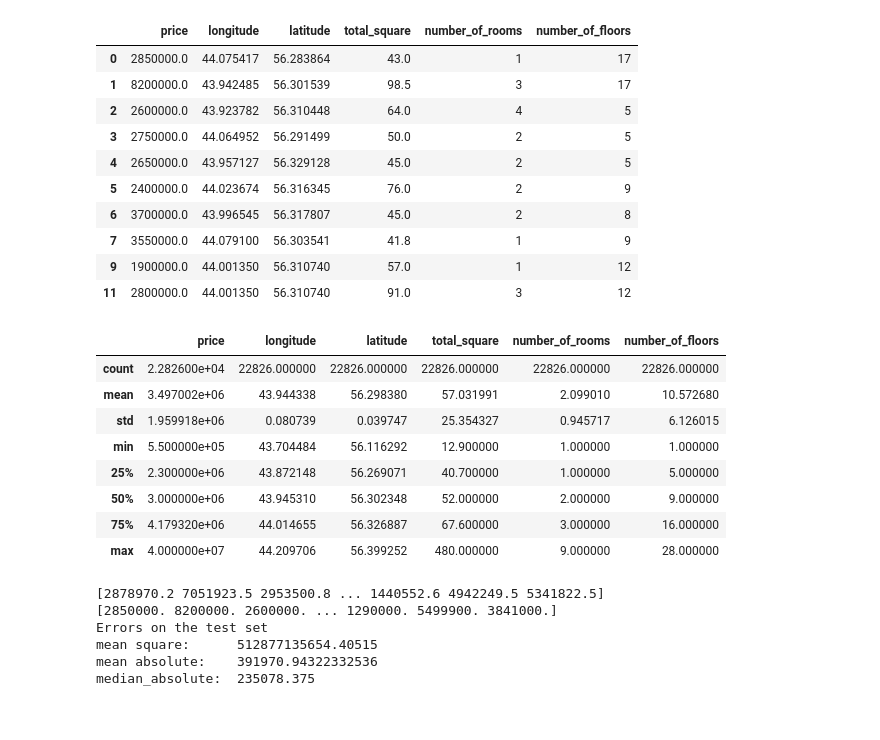
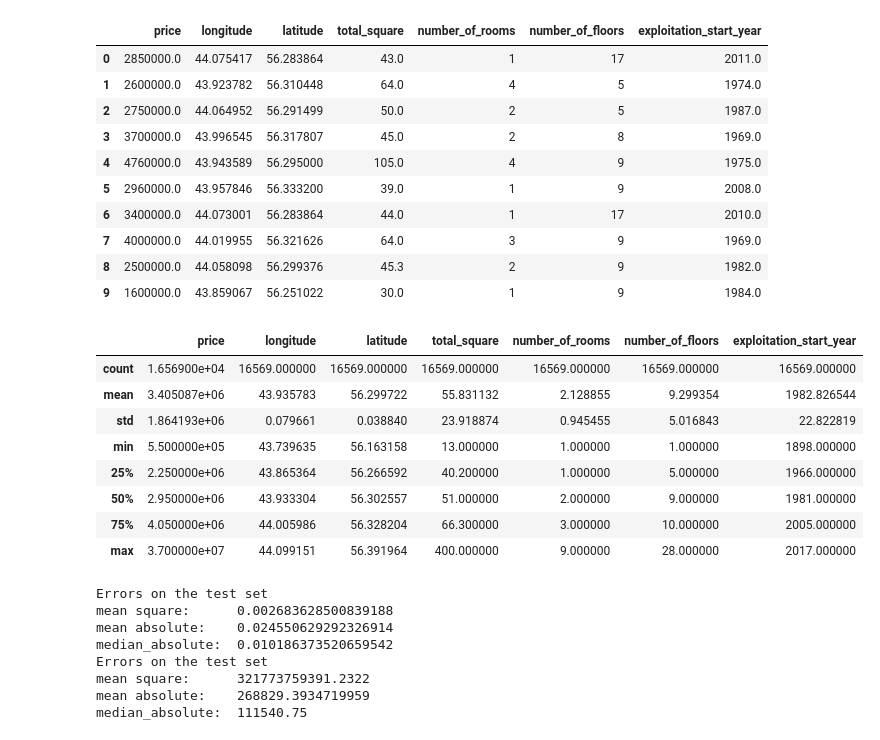
Before and after one commit to SergeyMalashenko/GEO_GID, a Jupyter notebook: checkModel.ipynb, the cells around one changed output. Saved outputs shown, nothing was run; the diff lists cells and outputs as text; code cells hidden in the pictures.

```diff
--- a/checkModel.ipynb
+++ b/checkModel.ipynb
@@ -1,53 +1,53 @@
 # %%
 from __future__ import absolute_import
 from __future__ import division
 from __future__ import print_function
 
 from sklearn.feature_selection import f_classif, f_regression, SelectKBest, chi2
 from sklearn.ensemble          import IsolationForest
 
 from sklearn.model_selection   import train_test_split
 from sklearn.grid_search       import GridSearchCV
 from sklearn.ensemble          import RandomForestRegressor
 from sklearn.metrics           import mean_squared_error, mean_absolute_error, median_absolute_error
 
 import pandas            as pd
 import numpy             as np
 import matplotlib.pyplot as plt
 import _pickle           as cPickle
 
 import itertools
 import argparse
 
 from commonModel import loadData, FLOAT_COLUMNS, INT_COLUMNS, STR_COLUMNS, TARGET_COLUMN
 
-dataFileName  = "input/NizhnyNovgorod.csv"
+dataFileName  = "input/NizhnyNovgorodWithYear.csv"
 allDataFrame = loadData( dataFileName, COLUMN_TYPE='NUMERICAL' )
 allDataFrame.head(10)
 # %% [output]
-|  | price | longitude | latitude | total_square | number_of_rooms | number_of_floors |
-| 0 | 2850000.0 | 44.075417 | 56.283864 | 43.0 | 1 | 17 |
-| 1 | 8200000.0 | 43.942485 | 56.301539 | 98.5 | 3 | 17 |
-| 2 | 2600000.0 | 43.923782 | 56.310448 | 64.0 | 4 | 5 |
-| 3 | 2750000.0 | 44.064952 | 56.291499 | 50.0 | 2 | 5 |
-| 4 | 2650000.0 | 43.957127 | 56.329128 | 45.0 | 2 | 5 |
-| 5 | 2400000.0 | 44.023674 | 56.316345 | 76.0 | 2 | 9 |
-| 6 | 3700000.0 | 43.996545 | 56.317807 | 45.0 | 2 | 8 |
-| 7 | 3550000.0 | 44.079100 | 56.303541 | 41.8 | 1 | 9 |
-| 9 | 1900000.0 | 44.001350 | 56.310740 | 57.0 | 1 | 12 |
-| 11 | 2800000.0 | 44.001350 | 56.310740 | 91.0 | 3 | 12 |
+|  | price | longitude | latitude | total_square | number_of_rooms | number_of_floors | exploitation_start_year |
+| 0 | 2850000.0 | 44.075417 | 56.283864 | 43.0 | 1 | 17 | 2011.0 |
+| 1 | 2600000.0 | 43.923782 | 56.310448 | 64.0 | 4 | 5 | 1974.0 |
+| 2 | 2750000.0 | 44.064952 | 56.291499 | 50.0 | 2 | 5 | 1987.0 |
+| 3 | 3700000.0 | 43.996545 | 56.317807 | 45.0 | 2 | 8 | 1969.0 |
+| 4 | 4760000.0 | 43.943589 | 56.295000 | 105.0 | 4 | 9 | 1975.0 |
+| 5 | 2960000.0 | 43.957846 | 56.333200 | 39.0 | 1 | 9 | 2008.0 |
+| 6 | 3400000.0 | 44.073001 | 56.283864 | 44.0 | 1 | 17 | 2010.0 |
+| 7 | 4000000.0 | 44.019955 | 56.321626 | 64.0 | 3 | 9 | 1969.0 |
+| 8 | 2500000.0 | 44.058098 | 56.299376 | 45.3 | 2 | 9 | 1982.0 |
+| 9 | 1600000.0 | 43.859067 | 56.251022 | 30.0 | 1 | 9 | 1984.0 |
 # %%
 allDataFrame.describe()
 # %% [output]
-|  | price | longitude | latitude | total_square | number_of_rooms | number_of_floors |
-| count | 2.282600e+04 | 22826.000000 | 22826.000000 | 22826.000000 | 22826.000000 | 22826.000000 |
-| mean | 3.497002e+06 | 43.944338 | 56.298380 | 57.031991 | 2.099010 | 10.572680 |
-| std | 1.959918e+06 | 0.080739 | 0.039747 | 25.354327 | 0.945717 | 6.126015 |
-| min | 5.500000e+05 | 43.704484 | 56.116292 | 12.900000 | 1.000000 | 1.000000 |
-| 25% | 2.300000e+06 | 43.872148 | 56.269071 | 40.700000 | 1.000000 | 5.000000 |
-| 50% | 3.000000e+06 | 43.945310 | 56.302348 | 52.000000 | 2.000000 | 9.000000 |
-| 75% | 4.179320e+06 | 44.014655 | 56.326887 | 67.600000 | 3.000000 | 16.000000 |
-| max | 4.000000e+07 | 44.209706 | 56.399252 | 480.000000 | 9.000000 | 28.000000 |
+|  | price | longitude | latitude | total_square | number_of_rooms | number_of_floors | exploitation_start_year |
+| count | 1.656900e+04 | 16569.000000 | 16569.000000 | 16569.000000 | 16569.000000 | 16569.000000 | 16569.000000 |
+| mean | 3.405087e+06 | 43.935783 | 56.299722 | 55.831132 | 2.128855 | 9.299354 | 1982.826544 |
+| std | 1.864193e+06 | 0.079661 | 0.038840 | 23.918874 | 0.945455 | 5.016843 | 22.822819 |
+| min | 5.500000e+05 | 43.739635 | 56.163158 | 13.000000 | 1.000000 | 1.000000 | 1898.000000 |
+| 25% | 2.250000e+06 | 43.865364 | 56.266592 | 40.200000 | 1.000000 | 5.000000 | 1966.000000 |
+| 50% | 2.950000e+06 | 43.933304 | 56.302557 | 51.000000 | 2.000000 | 9.000000 | 1981.000000 |
+| 75% | 4.050000e+06 | 44.005986 | 56.328204 | 66.300000 | 3.000000 | 10.000000 | 2005.000000 |
+| max | 3.700000e+07 | 44.099151 | 56.391964 | 400.000000 | 9.000000 | 28.000000 | 2017.000000 |
 # %%
 import torch
 import _pickle as cPickle
@@ -66,9 +66,11 @@ index       = testDataFrame.index;
 Y_dataFrame = testDataFrame    [[ TARGET_COLUMN ]];
 Y_values    = Y_dataFrame.values;
 X_dataFrame = testDataFrame.drop( TARGET_COLUMN, axis=1);
-X_dataFrame = X_dataFrame[['longitude','latitude','total_square','number_of_rooms','number_of_floors']]
-X_values    = X_dataFrame.values;
-Y_values    = Y_values.ravel()
+#X_dataFrame = X_dataFrame[['longitude','latitude','total_square','number_of_rooms','number_of_floors','exploitation_start_year']]
+X_dataFrame = X_dataFrame[['longitude','latitude','total_square','number_of_rooms','number_of_floors','exploitation_start_year']]
+
+X_values    = X_dataFrame.values
+Y_values    = Y_values
 
 device = torch.device('cpu')
 #device = torch.device('cuda') # Uncomment this to run on GPU
@@ -83,23 +85,30 @@ with open( 'preprocessorY.pkl', 'rb') as fid:
     preprocessorY = cPickle.load(fid)
 
 X_numpy = preprocessorX.transform( X_values )
+Y_numpy = preprocessorY.transform( Y_values )
 
 X_torch = torch.from_numpy( X_numpy.astype( np.float32 ) ).to( device )
 Y_torch = Model( X_torch )
 Y_predict = Y_torch.detach().numpy()
+
+print( "Errors on the test set" )
+print( "mean square:     ", mean_squared_error   ( Y_numpy, Y_predict ) )
+print( "mean absolute:   ", mean_absolute_error  ( Y_numpy, Y_predict ) )
+print( "median_absolute: ", median_absolute_error( Y_numpy, Y_predict ) )
+
 Y_predict = preprocessorY.inverse_transform( Y_predict ).ravel()
-
-print( Y_predict )
-print( Y_values  )
+Y_values  = Y_values.ravel()
 
 print( "Errors on the test set" )
 print( "mean square:     ", mean_squared_error   ( Y_values, Y_predict ) )
 print( "mean absolute:   ", mean_absolute_error  ( Y_values, Y_predict ) )
 print( "median_absolute: ", median_absolute_error( Y_values, Y_predict ) )
 # %% [output]
-[2878970.2 7051923.5 2953500.8 ... 1440552.6 4942249.5 5341822.5]
-[2850000. 8200000. 2600000. ... 1290000. 5499900. 3841000.]
 Errors on the test set
-mean square:      512877135654.40515
-mean absolute:    391970.94322332536
-median_absolute:  235078.375
+mean square:      0.002683628500839188
+mean absolute:    0.024550629292326914
+median_absolute:  0.010186373520659542
+Errors on the test set
+mean square:      321773759391.2322
+mean absolute:    268829.3934719959
+median_absolute:  111540.75
```
Also changed, not shown: parts of 5 cells of this notebook, 4 other files.
